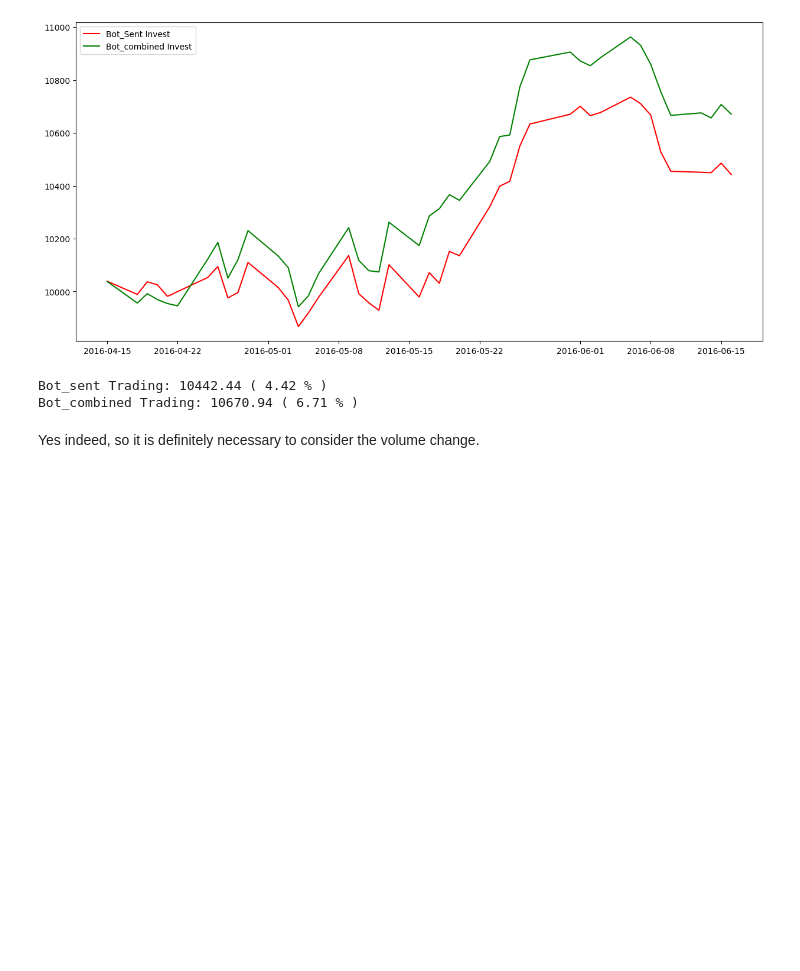
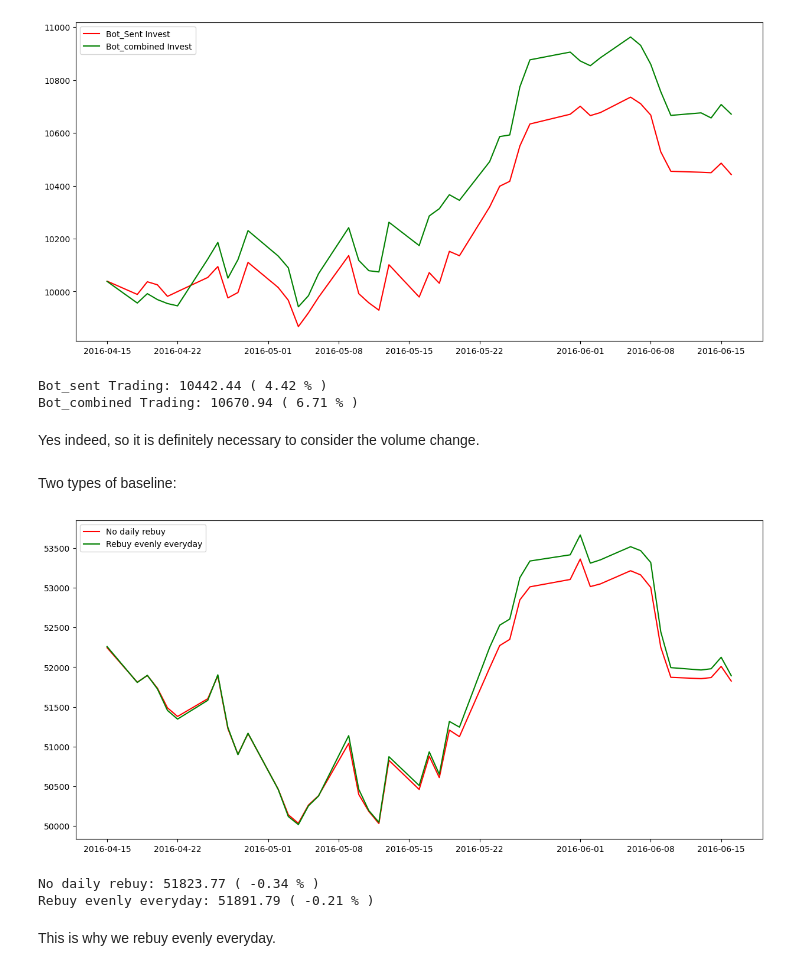
Before and after one commit to HiggsP10/Stock_pred, a Jupyter notebook: models.ipynb, the cells around one changed output. Drawn from its saved outputs; the diff is of its cells as text; code cells hidden in the pictures; blank space fills up the shorter version.

Commit message:
Baselines

```diff
--- a/models.ipynb
+++ b/models.ipynb
@@ -899,0 +846,49 @@ for i in Ticker['Ticker']:
+# %% [markdown]
+Two types of baseline:
+# %%
+Ticker = pd.DataFrame(stocks['Ticker'])
+Ticker = Ticker.drop_duplicates(keep='first')
+long = 1000
+long_stock = []
+for i in range(len(Ticker)):
+  long_stock.append([long])
+long_capital = long * len(Ticker)
+longs = [long_capital]
+n = 0
+d_test = stocks.loc[stocks['Date'] >= datetime.datetime(year=2016, month=4, day=15)].reset_index(drop=True)
+# Get unique dates
+dates = d_test['Date'].sort_values().unique()
+# For each date, we have the following technique, we purchase double for stock with strong positive sentiment, purchase single for stock with light positive sentiment, and don't purchase any negative sentiment
+for date in dates:
+   # Calculate profit from using the sentiment bot to determine what stocks to invest in
+    temp = d_test[d_test['Date']==date]
+    long_capital = long_capital + ((long_capital/len(temp)) * (temp['Percent_Change']/100)).sum()
+    longs.append(long_capital)
+    k=0
+    for i in Ticker['Ticker']:
+      long = long_stock[k][n]
+      if i in temp['Ticker'].values:
+        long = long + long * (temp[temp['Ticker'] == i]['Percent_Change'].values[0]/100)
+      else:
+        long = long
+      long_stock[k].append(long)
+      k = k + 1
+    n = n + 1
+long_stock = np.array(long_stock)
+sum = np.sum(long_stock, axis = 0)
+# Plot the accounts balances over time
+plt.figure(figsize=(15,7))
+plt.plot(dates, sum[1:], c='r', label='No daily rebuy')
+plt.plot(dates, longs[1:], c='g', label='Rebuy evenly everyday')
+plt.legend()
+plt.show()
+
+# Show the return from each account over time
+print('No daily rebuy:', round(sum[-1],2), '(', round((sum[-1]-sum[0])/sum[0]*100,2), '% )')
+print('Rebuy evenly everyday:', round(longs[-1],2), '(', round((longs[-1]-longs[0])/longs[0]*100,2), '% )')
+# %% [output]
+[figure, added]
+No daily rebuy: 51823.77 ( -0.34 % )
+Rebuy evenly everyday: 51891.79 ( -0.21 % )
+# %% [markdown]
+This is why we rebuy evenly everyday.
```
Also changed, not shown: parts of 1 cell of this notebook.
